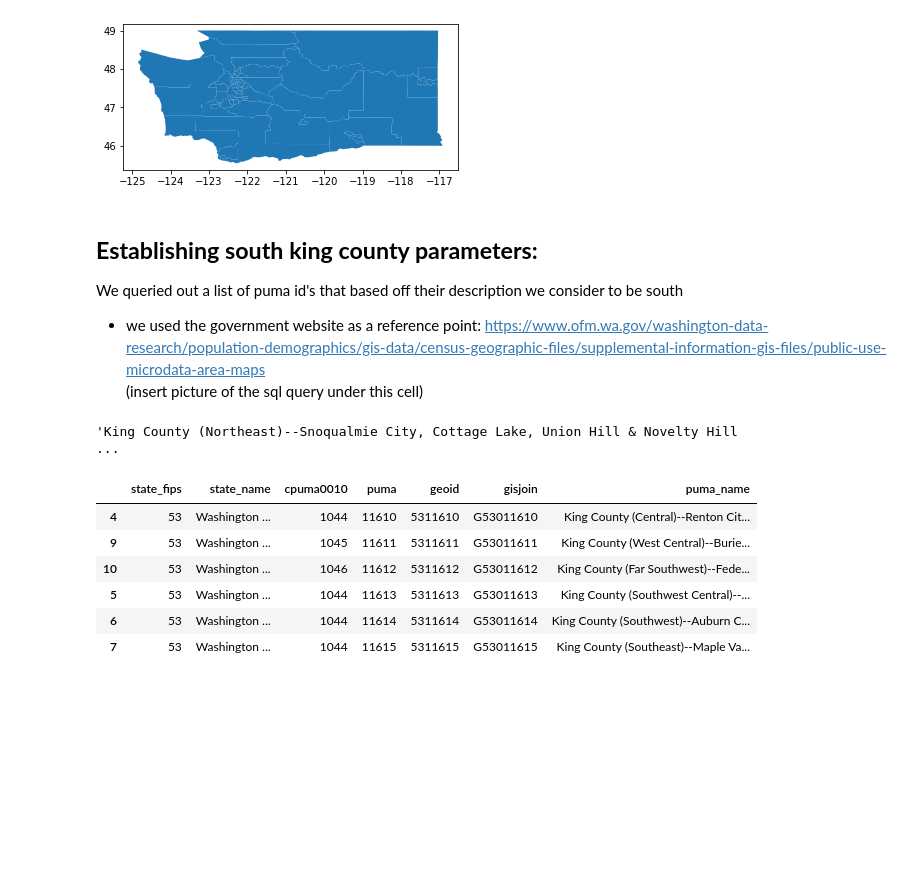
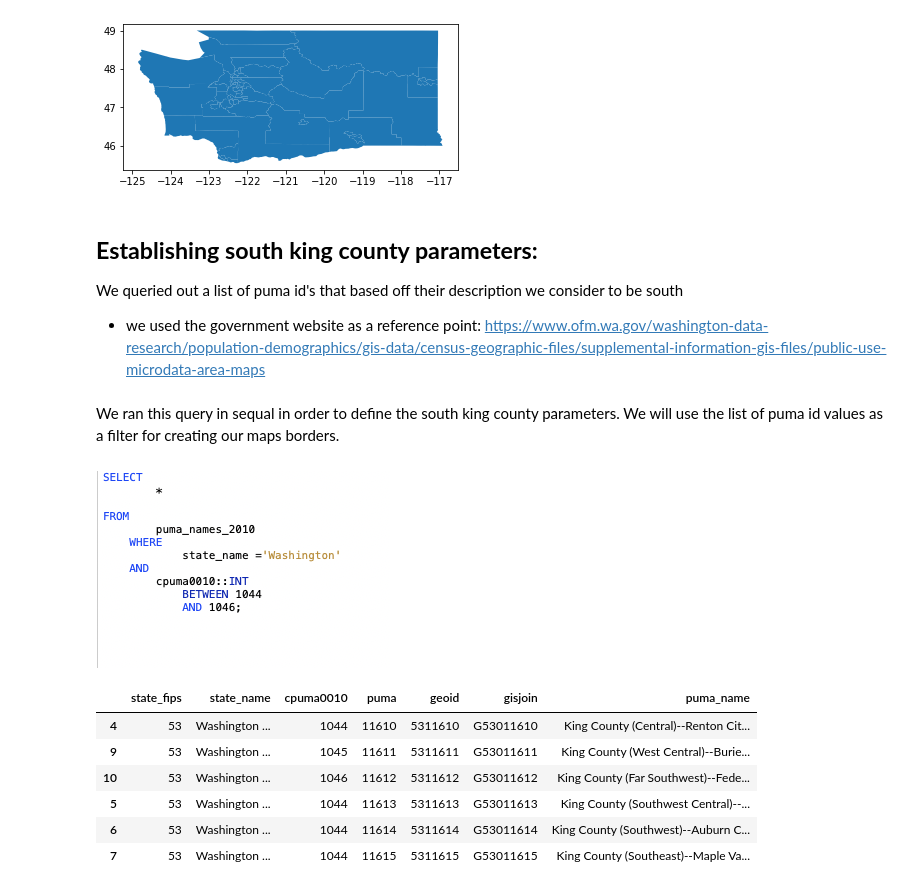
Before and after one commit to cenuno/opportunity_youth, a Jupyter notebook: notebooks/report/index.ipynb, the cells around one changed output. Drawn from its saved outputs; the diff is of its cells as text; code cells hidden in the pictures; blank space fills up the shorter version.

```diff
--- a/notebooks/report/index.ipynb
+++ b/notebooks/report/index.ipynb
@@ -40,4 +41,3 @@ plt.show() # runs the object in its whole
 ## __Establishing south king county parameters:__
 We queried out a list of puma id's that based off their description we consider to be south
  - we used the government website as a reference point: https://www.ofm.wa.gov/washington-data-research/population-demographics/gis-data/census-geographic-files/supplemental-information-gis-files/public-use-microdata-area-maps<br>
-(insert picture of the sql query under this cell)
@@ -46,9 +44,12 @@ We queried out a list of puma id's that based off their description we consider
+# %% [markdown]
+We ran this query in sequal in order to define the south king county parameters. We will use the list of puma id values as a filter for creating our maps borders.
+# %%
+Image('../../img_files/puma_id_query.png')
+# %% [output]
+[figure, added]
 # %%
 # import postico query we ran to filter out the state to washington to show all of king county's puma id's
 df_puma_id = pd.read_csv('../queries/Puma_Ids.csv')
-df_puma_id.loc[8, 'puma_name']
-# %% [output]
-'King County (Northeast)--Snoqualmie City, Cottage Lake, Union Hill & Novelty Hill                                                                                                                       ...
 # %%
 # We were able to query out all of king county's puma's and ran into an issue with further querying it by south puma names
 # inside of our software so we will take just one extra step with pandas to query out our southern puma's
```
Also changed, not shown: parts of 68 cells of this notebook, 2 other files.
